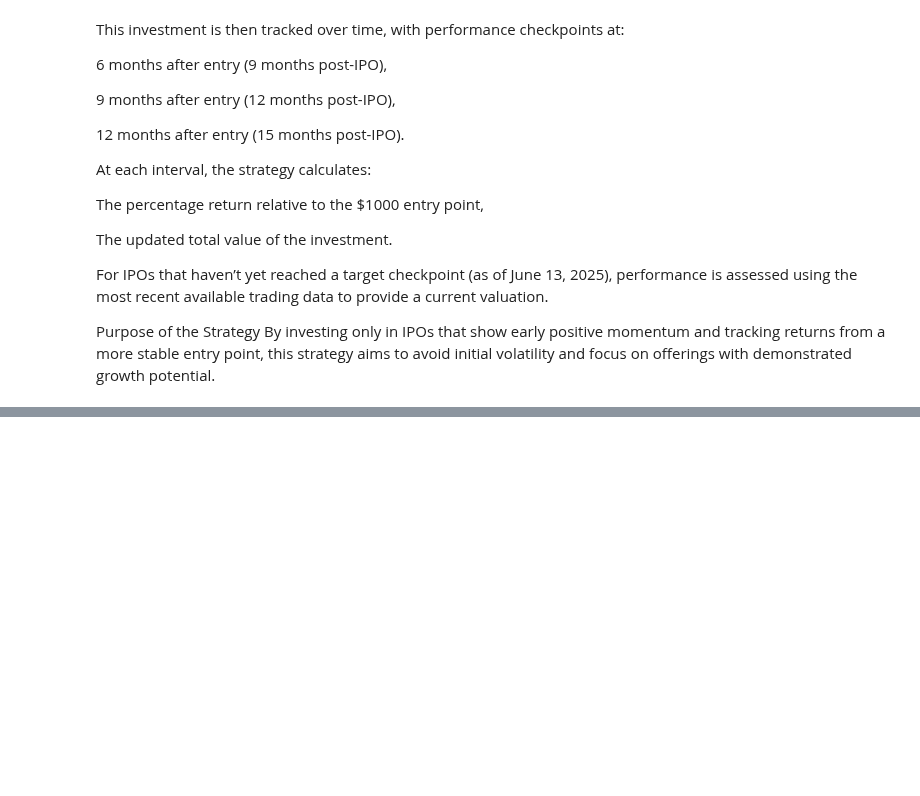
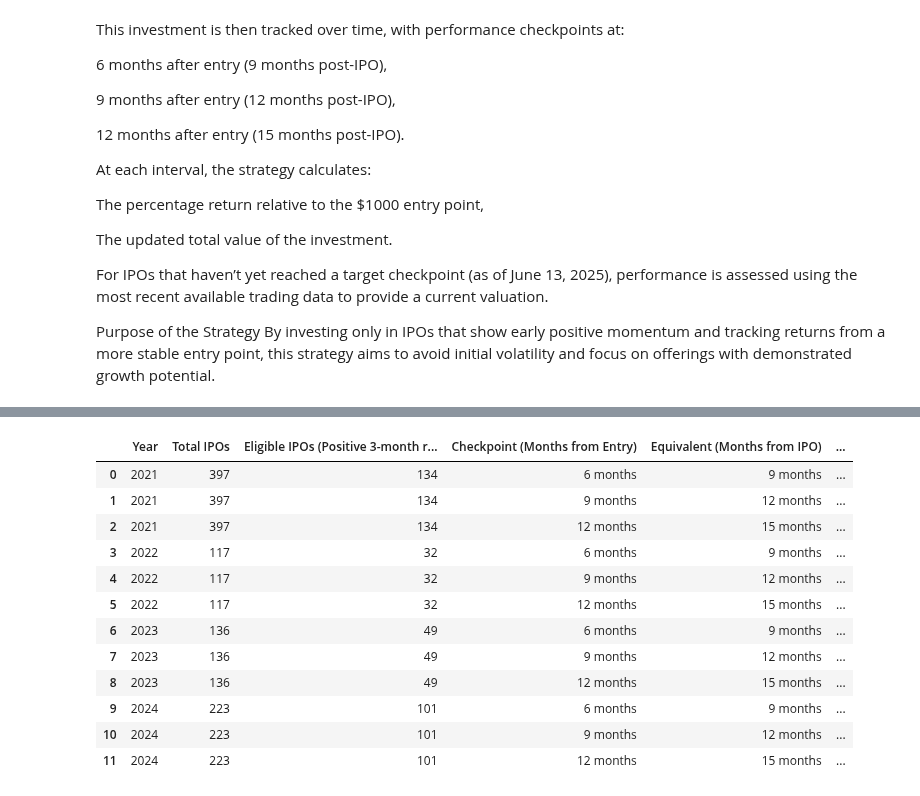
Before and after one commit to nathadriele/stock-markets-analytics-zoomcamp, a Jupyter notebook: 02-dataframe-analysis/hw_02.ipynb, the cells around one changed output, grey strips where cells are left out. Drawn from its saved outputs; the diff is of its cells as text; code cells hidden in the pictures; blank space fills up the shorter version.

```diff
--- a/02-dataframe-analysis/hw_02.ipynb
+++ b/02-dataframe-analysis/hw_02.ipynb
@@ -617,0 +799,32 @@ def get_ipos_by_year(year: int) -> pd.DataFrame:
+# %%
+data = [
+    {"Year": 2021, "Total IPOs": 397, "Eligible IPOs (Positive 3-month return)": 134, "Checkpoint (Months from Entry)": "6 months", "Equivalent (Months from IPO)": "9 months", "% Positive Returns (Eligible)": "0.7%", "Average Return (from Entry)": -0.2062, "Average Value of $1000 Investment (from Entry)": 793.81, "Data Points Considered": 134},
+    {"Year": 2021, "Total IPOs": 397, "Eligible IPOs (Positive 3-month return)": 134, "Checkpoint (Months from Entry)": "9 months", "Equivalent (Months from IPO)": "12 months", "% Positive Returns (Eligible)": "0.7%", "Average Return (from Entry)": -0.2972, "Average Value of $1000 Investment (from Entry)": 702.82, "Data Points Considered": 134},
+    {"Year": 2021, "Total IPOs": 397, "Eligible IPOs (Positive 3-month return)": 134, "Checkpoint (Months from Entry)": "12 months", "Equivalent (Months from IPO)": "15 months", "% Positive Returns (Eligible)": "0.7%", "Average Return (from Entry)": -0.2911, "Average Value of $1000 Investment (from Entry)": 708.89, "Data Points Considered": 134},
+    {"Year": 2022, "Total IPOs": 117, "Eligible IPOs (Positive 3-month return)": 32, "Checkpoint (Months from Entry)": "6 months", "Equivalent (Months from IPO)": "9 months", "% Positive Returns (Eligible)": "3.1%", "Average Return (from Entry)": -0.0701, "Average Value of $1000 Investment (from Entry)": 929.90, "Data Points Considered": 32},
+    {"Year": 2022, "Total IPOs": 117, "Eligible IPOs (Positive 3-month return)": 32, "Checkpoint (Months from Entry)": "9 months", "Equivalent (Months from IPO)": "12 months", "% Positive Returns (Eligible)": "3.1%", "Average Return (from Entry)": -0.0902, "Average Value of $1000 Investment (from Entry)": 909.84, "Data Points Considered": 32},
+    {"Year": 2022, "Total IPOs": 117, "Eligible IPOs (Positive 3-month return)": 32, "Checkpoint (Months from Entry)": "12 months", "Equivalent (Months from IPO)": "15 months", "% Positive Returns (Eligible)": "3.1%", "Average Return (from Entry)": -0.0868, "Average Value of $1000 Investment (from Entry)": 913.21, "Data Points Considered": 32},
+    {"Year": 2023, "Total IPOs": 136, "Eligible IPOs (Positive 3-month return)": 49, "Checkpoint (Months from Entry)": "6 months", "Equivalent (Months from IPO)": "9 months", "% Positive Returns (Eligible)": "2.0%", "Average Return (from Entry)": 0.2285, "Average Value of $1000 Investment (from Entry)": 1228.54, "Data Points Considered": 49},
+    {"Year": 2023, "Total IPOs": 136, "Eligible IPOs (Positive 3-month return)": 49, "Checkpoint (Months from Entry)": "9 months", "Equivalent (Months from IPO)": "12 months", "% Positive Returns (Eligible)": "2.0%", "Average Return (from Entry)": 0.0321, "Average Value of $1000 Investment (from Entry)": 1032.10, "Data Points Considered": 49},
+    {"Year": 2023, "Total IPOs": 136, "Eligible IPOs (Positive 3-month return)": 49, "Checkpoint (Months from Entry)": "12 months", "Equivalent (Months from IPO)": "15 months", "% Positive Returns (Eligible)": "2.0%", "Average Return (from Entry)": -0.0582, "Average Value of $1000 Investment (from Entry)": 941.83, "Data Points Considered": 49},
+    {"Year": 2024, "Total IPOs": 223, "Eligible IPOs (Positive 3-month return)": 101, "Checkpoint (Months from Entry)": "6 months", "Equivalent (Months from IPO)": "9 months", "% Positive Returns (Eligible)": "1.6%", "Average Return (from Entry)": 0.0673, "Average Value of $1000 Investment (from Entry)": 1067.33, "Data Points Considered": 64},
+    {"Year": 2024, "Total IPOs": 223, "Eligible IPOs (Positive 3-month return)": 101, "Checkpoint (Months from Entry)": "9 months", "Equivalent (Months from IPO)": "12 months", "% Positive Returns (Eligible)": "3.0%", "Average Return (from Entry)": 0.1198, "Average Value of $1000 Investment (from Entry)": 1119.84, "Data Points Considered": 33},
+    {"Year": 2024, "Total IPOs": 223, "Eligible IPOs (Positive 3-month return)": 101, "Checkpoint (Months from Entry)": "12 months", "Equivalent (Months from IPO)": "15 months", "% Positive Returns (Eligible)": "7.7%", "Average Return (from Entry)": -0.0316, "Average Value of $1000 Investment (from Entry)": 968.45, "Data Points Considered": 13},
+   ]
+
+df_results = pd.DataFrame(data)
+df_results
+# %% [output]
+|  | Year | Total IPOs | Eligible IPOs (Positive 3-month r... | Checkpoint (Months from Entry) | Equivalent (Months from IPO) | ... |
+| 0 | 2021 | 397 | 134 | 6 months | 9 months | ... |
+| 1 | 2021 | 397 | 134 | 9 months | 12 months | ... |
+| 2 | 2021 | 397 | 134 | 12 months | 15 months | ... |
+| 3 | 2022 | 117 | 32 | 6 months | 9 months | ... |
+| 4 | 2022 | 117 | 32 | 9 months | 12 months | ... |
+| 5 | 2022 | 117 | 32 | 12 months | 15 months | ... |
+| 6 | 2023 | 136 | 49 | 6 months | 9 months | ... |
+| 7 | 2023 | 136 | 49 | 9 months | 12 months | ... |
+| 8 | 2023 | 136 | 49 | 12 months | 15 months | ... |
+| 9 | 2024 | 223 | 101 | 6 months | 9 months | ... |
+| 10 | 2024 | 223 | 101 | 9 months | 12 months | ... |
+| 11 | 2024 | 223 | 101 | 12 months | 15 months | ... |
```
Also changed, not shown: parts of 7 cells of this notebook.
